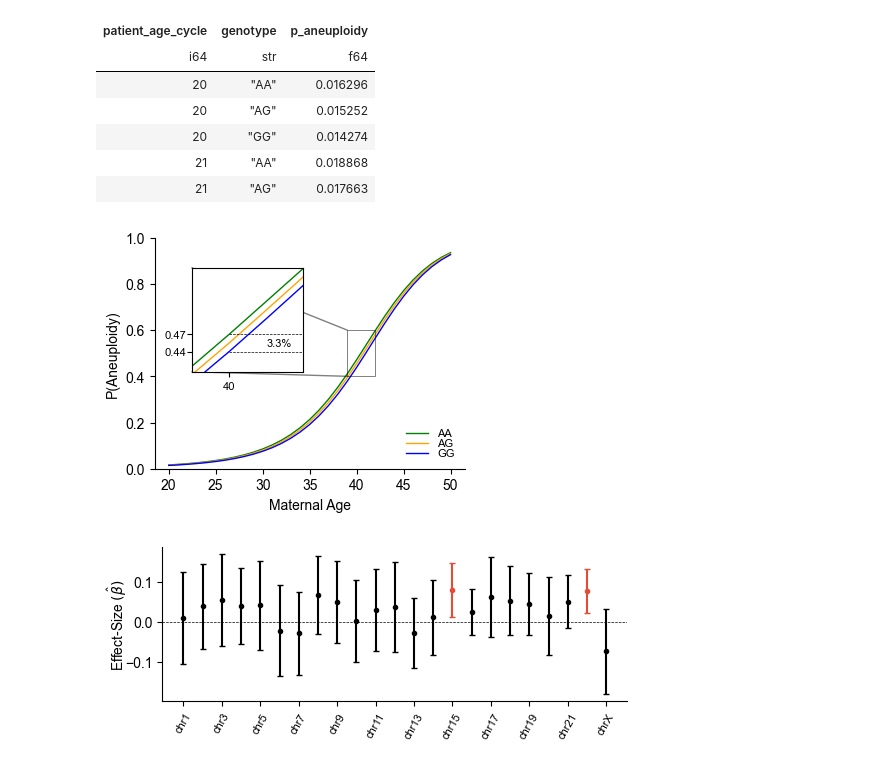
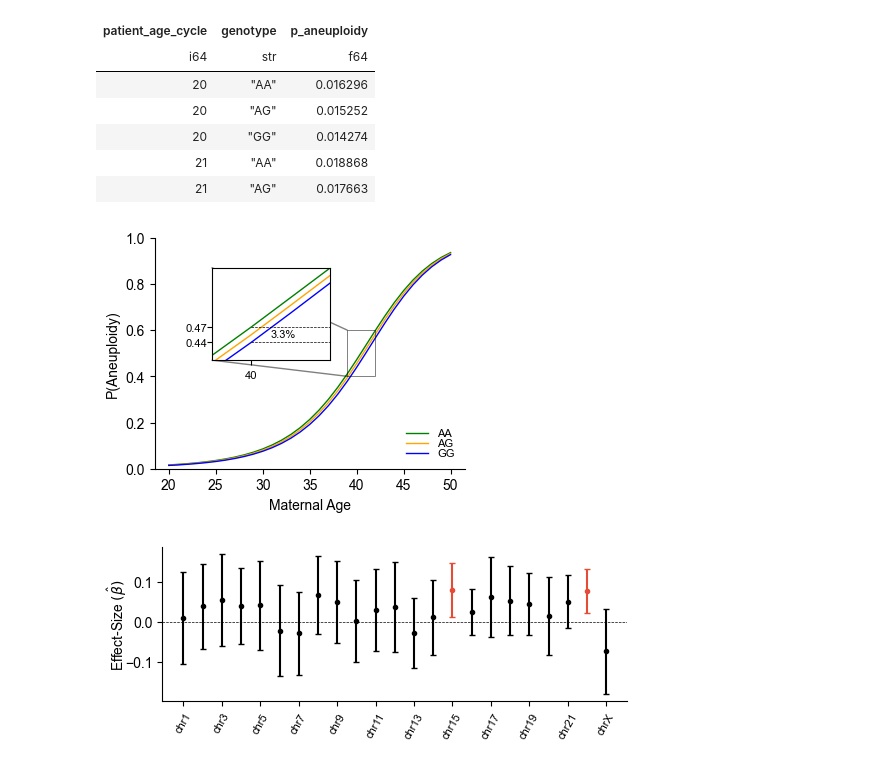
Before and after one commit to mccoy-lab/natera_aneuploidy, a Jupyter notebook: figs/figure2/figure2.ipynb, the cells around one changed output. Saved outputs shown, nothing was run; the diff lists cells and outputs as text; code cells hidden in the pictures.

```diff
--- a/figs/figure2/figure2.ipynb
+++ b/figs/figure2/figure2.ipynb
@@ -115,39 +123,39 @@ fig, ax = plt.subplots(1,1,figsize=(4,3))
 def plot_figure2c(ax, colors=['green','orange', 'blue']):
     for i, geno in enumerate(['AA', 'AG', 'GG']):
         df = model_fig2c_df.filter(pl.col('genotype') == geno)
         ax.plot(df['patient_age_cycle'].to_numpy(), df['p_aneuploidy'].to_numpy(), color=colors[i], lw=1, label=f'{geno}')
     ax.set_xlabel('Maternal Age')
     ax.set_ylabel('P(Aneuploidy)')
     ax.set_ylim(0,1)
     axins = inset_axes(ax,
-                        width="45%", # width = 30% of parent_bbox
-                        height="45%", # height : 1 inch
-                        loc='upper center', bbox_to_anchor=(-0.1, -0.1, 0.8, 1), bbox_transform=ax.transAxes)
+                        width="40%", # width = 30% of parent_bbox
+                        height="40%", # height : 1 inch
+                        loc='upper center', bbox_to_anchor=(-0.1, -0.1, 0.95, 1), bbox_transform=ax.transAxes)
     for i, geno in enumerate(['AA', 'AG', 'GG']):
         df = model_fig2c_df.filter(pl.col('genotype') == geno)
         axins.plot(df['patient_age_cycle'].to_numpy(), df['p_aneuploidy'].to_numpy(), color=colors[i],  lw=1, label=f'{geno}')
     axins.set_xlim(39, 42)
     axins.set_ylim(0.4, 0.6)
     box, c1 = ax.indicate_inset_zoom(axins, edgecolor="black", alpha=0.5, lw=0.7)
     c1[0].set_visible(True)
     c1[1].set_visible(True)
     # c1[2].set_visible(True)
     # c1[3].set_visible(True)
     x1 = model_fig2c_df.filter(pl.col('genotype') == 'AA').filter(pl.col('patient_age_cycle') == 40)['p_aneuploidy'].to_numpy()[0]
     x2 = model_fig2c_df.filter(pl.col('genotype') == 'GG').filter(pl.col('patient_age_cycle') == 40)['p_aneuploidy'].to_numpy()[0]
     axins.plot([40,42],[x1,x1], linestyle='--', lw=0.5, color='black')
     axins.plot([40,42],[x2,x2], linestyle='--', lw=0.5, color='black')
-    axins.text(41,(x1+x2)/2, f'{(x1-x2)*100:.1f}%', va='center', ha='left', fontsize=8)
+    axins.text(40.5,(x1+x2)/2, f'{(x1-x2)*100:.1f}%', va='center', ha='left', fontsize=8)
     ax.legend(fontsize=8, frameon=False, labelspacing=0, loc='lower right')
     axins.set_xticks([40]); axins.set_xticklabels(['40'], fontsize=8)
     axins.set_yticks([x1,x2]); axins.set_yticklabels([f'{x1:.2f}',f'{x2:.2f}'], fontsize=8);
-    axins.tick_params(axis='y', pad=0.5);
+    axins.tick_params(axis='y', pad=0.1);
     debox(ax)
     return ax
 
 plot_figure2c(ax);
 # %% [output]
-[figure, old version]
+[figure, new version]
 # %%
 # Data for Supp figure on per-chromosome effects
 per_chromosome_effect_df = pl.read_csv('/scratch16/rmccoy22/scarios1/sandbox/maternal_meiotic_aneuploidy_gwas_scratch/single_chr/single_chr_x_gwas_1024_imputation.txt', separator=",")
```
Also changed, not shown: parts of 4 cells of this notebook, 3 other files.
